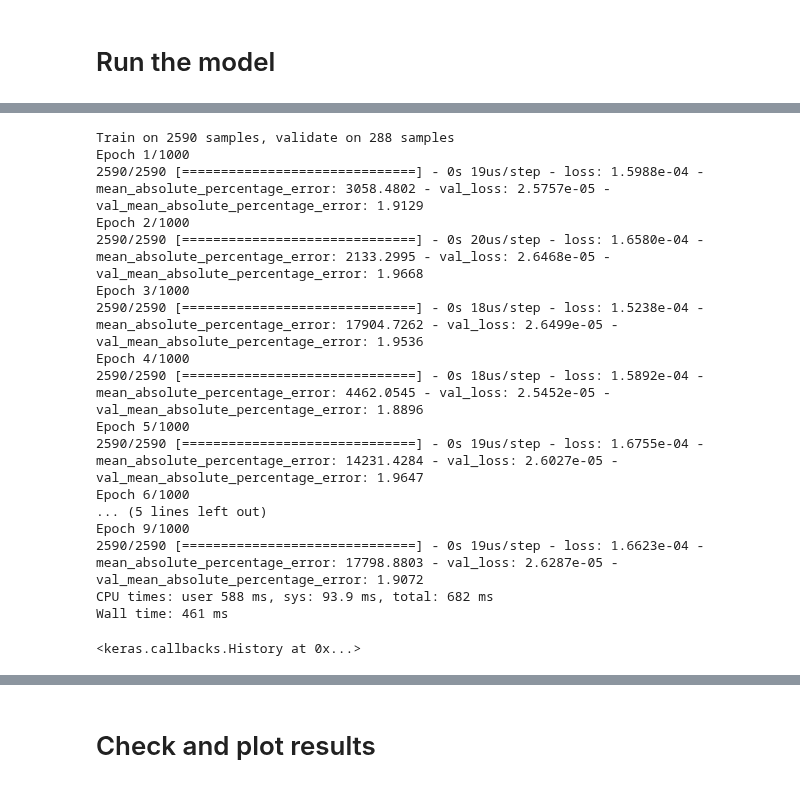
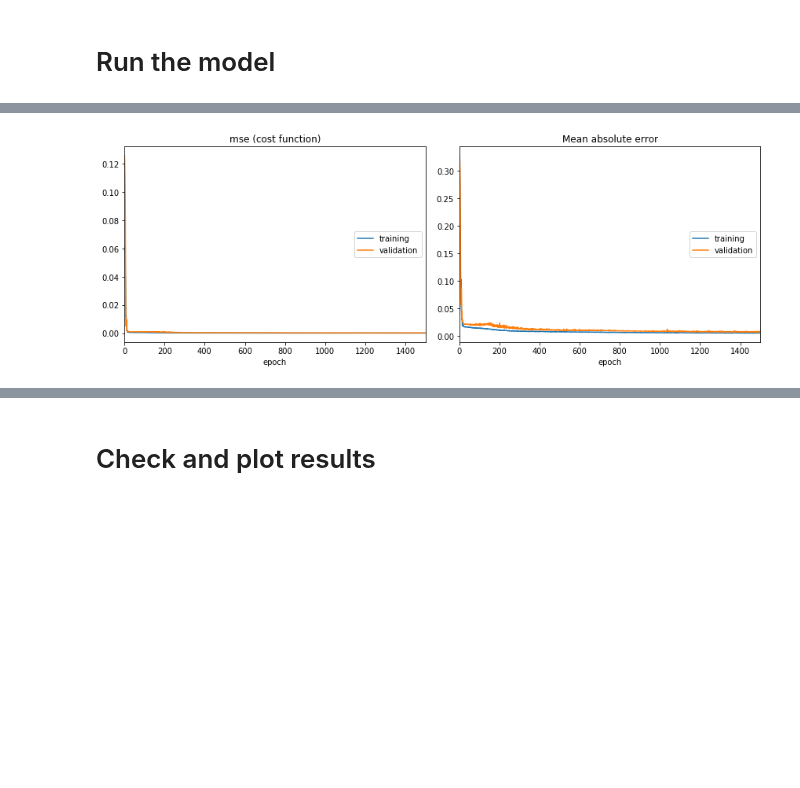
Before and after one commit to pablomarin/Meetups-Data-AI-DFW, a Jupyter notebook: Meetup10-Lab-stockdemo.ipynb, the cells around one changed output, grey strips where cells are left out. Drawn from its saved outputs; the diff is of its cells as text; code cells hidden in the pictures; blank space fills up the shorter version.

```diff
--- a/Meetup10-Lab-stockdemo.ipynb
+++ b/Meetup10-Lab-stockdemo.ipynb
@@ -161,37 +161,3 @@ Trainable params: 18,977
 Non-trainable params: 0
 _________________________________________________________________
 None
-# %%
-%%time
-#Step 3 Train the model
-model.fit(
-    X_train,
-    y_train,
-    batch_size=1024,
-    epochs=20,
-    validation_split=0.1,
-    verbose=1,
-    callbacks = [keras.callbacks.EarlyStopping(monitor='val_mean_absolute_percentage_error', # Monitor the validation loss
-                                                     min_delta=0,    # until it doesn't change (or gets worse)
-                                                     patience=5,  # patience > 1 so it continutes if it is not consistently improving
-                                                     verbose=1,
-                                                     mode='auto')])
-# %% [output]
-Train on 2590 samples, validate on 288 samples
-Epoch 1/1000
-2590/2590 [==============================] - 0s 19us/step - loss: 1.5988e-04 - mean_absolute_percentage_error: 3058.4802 - val_loss: 2.5757e-05 - val_mean_absolute_percentage_error: 1.9129
-Epoch 2/1000
-2590/2590 [==============================] - 0s 20us/step - loss: 1.6580e-04 - mean_absolute_percentage_error: 2133.2995 - val_loss: 2.6468e-05 - val_mean_absolute_percentage_error: 1.9668
-Epoch 3/1000
-2590/2590 [==============================] - 0s 18us/step - loss: 1.5238e-04 - mean_absolute_percentage_error: 17904.7262 - val_loss: 2.6499e-05 - val_mean_absolute_percentage_error: 1.9536
-Epoch 4/1000
-2590/2590 [==============================] - 0s 18us/step - loss: 1.5892e-04 - mean_absolute_percentage_error: 4462.0545 - val_loss: 2.5452e-05 - val_mean_absolute_percentage_error: 1.8896
-Epoch 5/1000
-2590/2590 [==============================] - 0s 19us/step - loss: 1.6755e-04 - mean_absolute_percentage_error: 14231.4284 - val_loss: 2.6027e-05 - val_mean_absolute_percentage_error: 1.9647
-Epoch 6/1000
-... (5 lines left out)
-Epoch 9/1000
-2590/2590 [==============================] - 0s 19us/step - loss: 1.6623e-04 - mean_absolute_percentage_error: 17798.8803 - val_loss: 2.6287e-05 - val_mean_absolute_percentage_error: 1.9072
-CPU times: user 588 ms, sys: 93.9 ms, total: 682 ms
-Wall time: 461 ms
-<keras.callbacks.History at 0x...>
@@ -197,0 +175,15 @@ Wall time: 461 ms
+# %%
+%%time
+from livelossplot import PlotLossesKeras
+
+#Step 3 Train the model
+history = model.fit(
+    X_train,
+    y_train,
+    batch_size=1024,
+    epochs=1500,
+    validation_split=0.1,
+    verbose=0,
+    callbacks=[PlotLossesKeras(), checkpoint])
+# %% [output]
+[figure, added]
```
Also changed, not shown: parts of 17 cells of this notebook, 9 other files.
